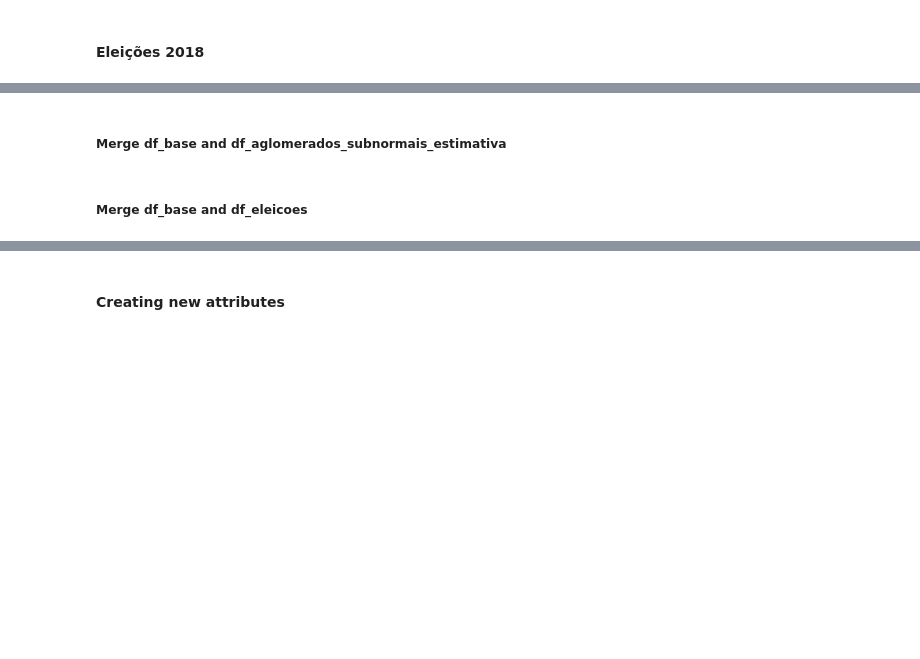
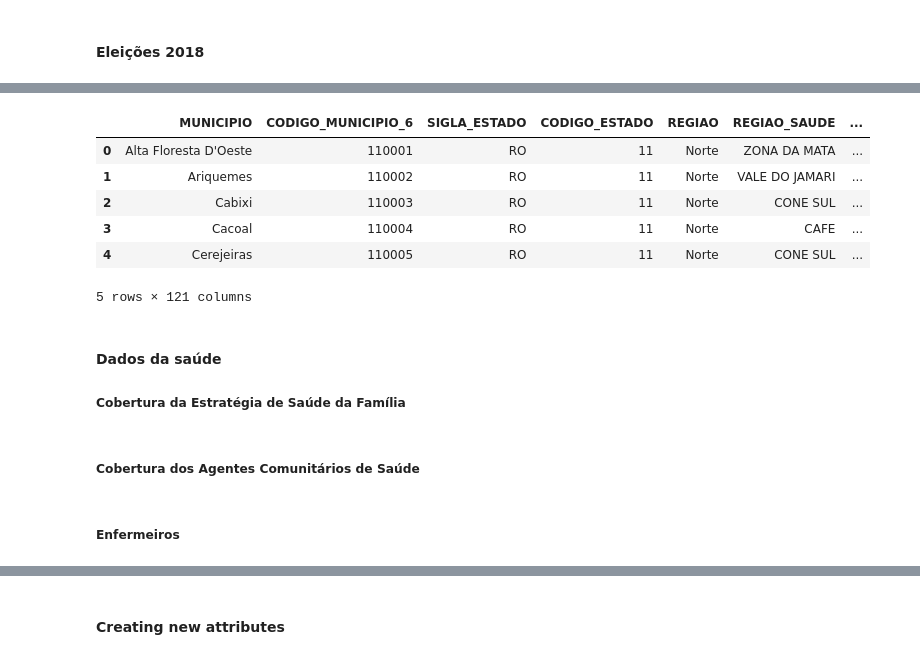
Before and after one commit to helderseixas/DisciplinaSistemasNebulosos, a Jupyter notebook: trabalho_final/trabalho_final.ipynb, the cells around one changed output, grey strips where cells are left out. Drawn from its saved outputs; the diff is of its cells as text; code cells hidden in the pictures; blank space fills up the shorter version.

```diff
--- a/trabalho_final/trabalho_final.ipynb
+++ b/trabalho_final/trabalho_final.ipynb
@@ -230,2 +227,0 @@ df_base.DENSIDADE_DOMICILIOS_AGLOMERADOS = df_base.DENSIDADE_DOMICILIOS_AGLOMERA
-# %% [markdown]
-##### Merge df_base and df_aglomerados_subnormais_estimativa
@@ -234,4 +228,54 @@ df_base = pd.merge(df_base, df_aglomerados_subnormais_estimativa, how='left', on
-# %% [markdown]
-##### Merge df_base and df_eleicoes
-# %%
-df_base = pd.merge(df_base, df_eleicoes, how='left', on=['CODMUN7'])
+# %%
+PATH_ELEICOES = 'dados/Eleicao2018/'
+directory_eleicoes = os.fsencode(PATH_ELEICOES)
+df_eleicoes = None
+for directory_state in os.listdir(directory_eleicoes):
+    directory_path = PATH_ELEICOES + '/' + os.fsdecode(directory_state)
+    for file in os.listdir(directory_path):
+        filename = os.fsdecode(file)
+
+        if filename.endswith('.csv'):
+            relative_filename = directory_path + '/' + filename
+            df_eleicoes_temp = pd.read_csv(relative_filename, encoding='Latin 1', sep=';')
+            df_eleicoes_temp = df_eleicoes_temp[df_eleicoes_temp.DS_CARGO_PERGUNTA == 'Presidente']
+            df_eleicoes_temp = df_eleicoes_temp.groupby(['CD_MUNICIPIO', 'NM_MUNICIPIO', 'NM_VOTAVEL']).sum()
+            df_eleicoes_temp = df_eleicoes_temp[['QT_VOTOS']]
+            df_eleicoes_branco = df_eleicoes_temp.loc[(slice(None), slice(None), 'Branco')]
+            df_eleicoes_branco.columns = ['VOTOS_BRANCO']
+            df_eleicoes_nulo = df_eleicoes_temp.loc[(slice(None), slice(None), 'Nulo')]
+            df_eleicoes_nulo.columns = ['VOTOS_NULO']
+            df_eleicoes_bolsonaro = df_eleicoes_temp.loc[(slice(None), slice(None), 'JAIR BOLSONARO')]
+            df_eleicoes_bolsonaro.columns = ['VOTOS_BOLSONARO']
+            df_eleicoes_haddad = df_eleicoes_temp.loc[(slice(None), slice(None), 'FERNANDO HADDAD')]
+            df_eleicoes_haddad.columns = ['VOTOS_HADDAD']
+            df_eleicoes_temp = pd.merge(df_eleicoes_bolsonaro, df_eleicoes_haddad, left_index=True, right_index=True)
+            df_eleicoes_temp = pd.merge(df_eleicoes_temp, df_eleicoes_branco, left_index=True, right_index=True)
+            df_eleicoes_temp = pd.merge(df_eleicoes_temp, df_eleicoes_nulo, left_index=True, right_index=True)
+            df_eleicoes_temp = df_eleicoes_temp.reset_index(level=['CD_MUNICIPIO', 'NM_MUNICIPIO'])
+            if df_eleicoes is None:
+                df_eleicoes = df_eleicoes_temp
+            else:
+                df_eleicoes = pd.concat([df_eleicoes, df_eleicoes_temp])
+
+df_eleicoes = df_eleicoes.drop(columns=['NM_MUNICIPIO'])
+df_eleicoes = df_eleicoes.rename(columns={'CD_MUNICIPIO': 'CODIGO_MUNICIPIO_TSE'})
+df_codigos_tse_ibge = pd.read_csv('dados/municipios_brasileiros_tse.csv', usecols=[0, 3, 4])
+df_codigos_tse_ibge.columns = ['CODIGO_MUNICIPIO_TSE', 'CAPITAL', 'CODIGO_MUNICIPIO_7']
+df_eleicoes = pd.merge(df_eleicoes, df_codigos_tse_ibge, how="left", on=['CODIGO_MUNICIPIO_TSE'])
+df_eleicoes.CODIGO_MUNICIPIO_7 = df_eleicoes.CODIGO_MUNICIPIO_7.astype('Int64').astype(str)
+
+df_base = pd.merge(df_base, df_eleicoes, how='left', on=['CODIGO_MUNICIPIO_7'])
+# %%
+df_base.head()
+# %% [output]
+|  | MUNICIPIO | CODIGO_MUNICIPIO_6 | SIGLA_ESTADO | CODIGO_ESTADO | REGIAO | REGIAO_SAUDE | ... |
+| 0 | Alta Floresta D'Oeste | 110001 | RO | 11 | Norte | ZONA DA MATA | ... |
+| 1 | Ariquemes | 110002 | RO | 11 | Norte | VALE DO JAMARI | ... |
+| 2 | Cabixi | 110003 | RO | 11 | Norte | CONE SUL | ... |
+| 3 | Cacoal | 110004 | RO | 11 | Norte | CAFE | ... |
+| 4 | Cerejeiras | 110005 | RO | 11 | Norte | CONE SUL | ... |
+5 rows × 121 columns
+# %% [markdown]
+#### Dados da saúde
+
+##### Cobertura da Estratégia de Saúde da Família
@@ -237,0 +295,2 @@ df_base = pd.merge(df_base, df_eleicoes, how='left', on=['CODMUN7'])
+# %% [markdown]
+##### Cobertura dos Agentes Comunitários de Saúde
@@ -237,0 +308,2 @@ df_base = pd.merge(df_base, df_eleicoes, how='left', on=['CODMUN7'])
+# %% [markdown]
+##### Enfermeiros
```
Also changed, not shown: parts of 97 cells of this notebook, 6 other files.
